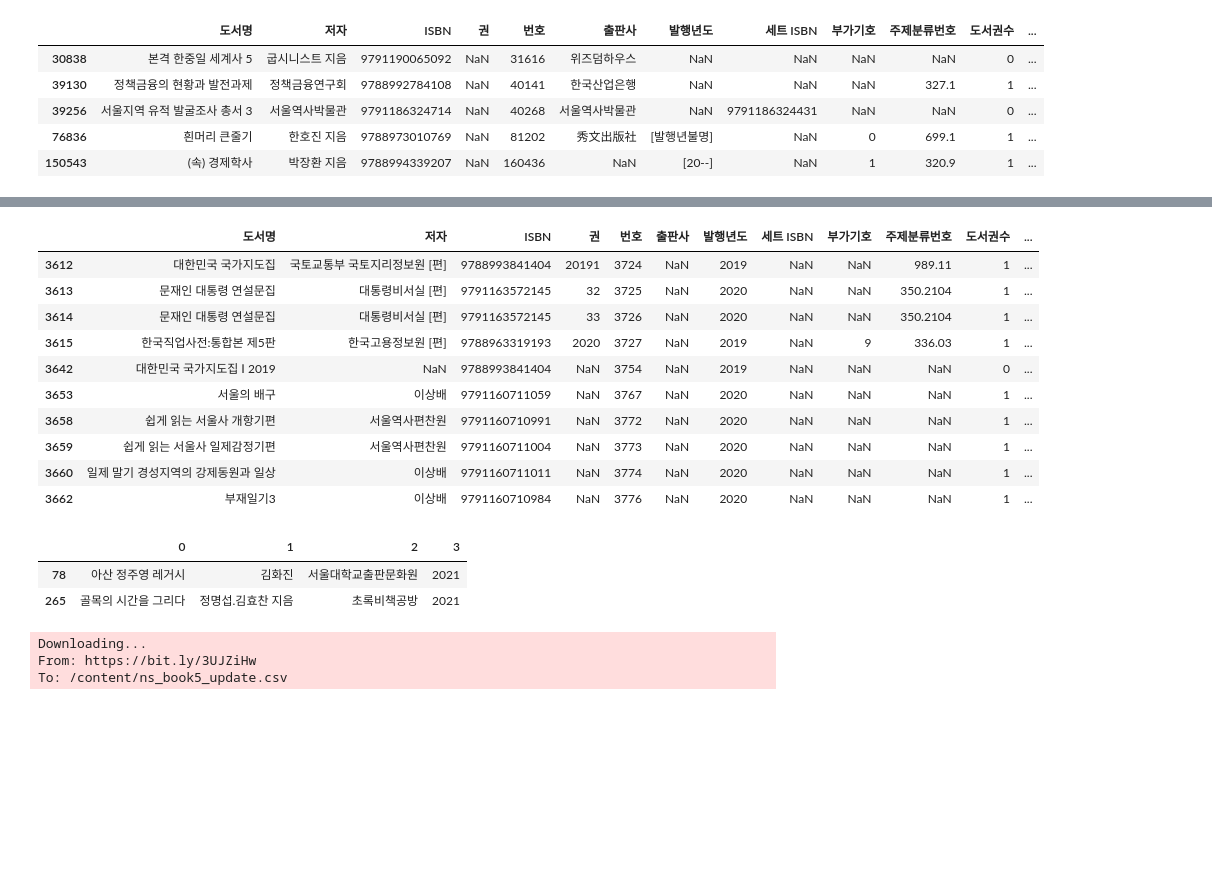
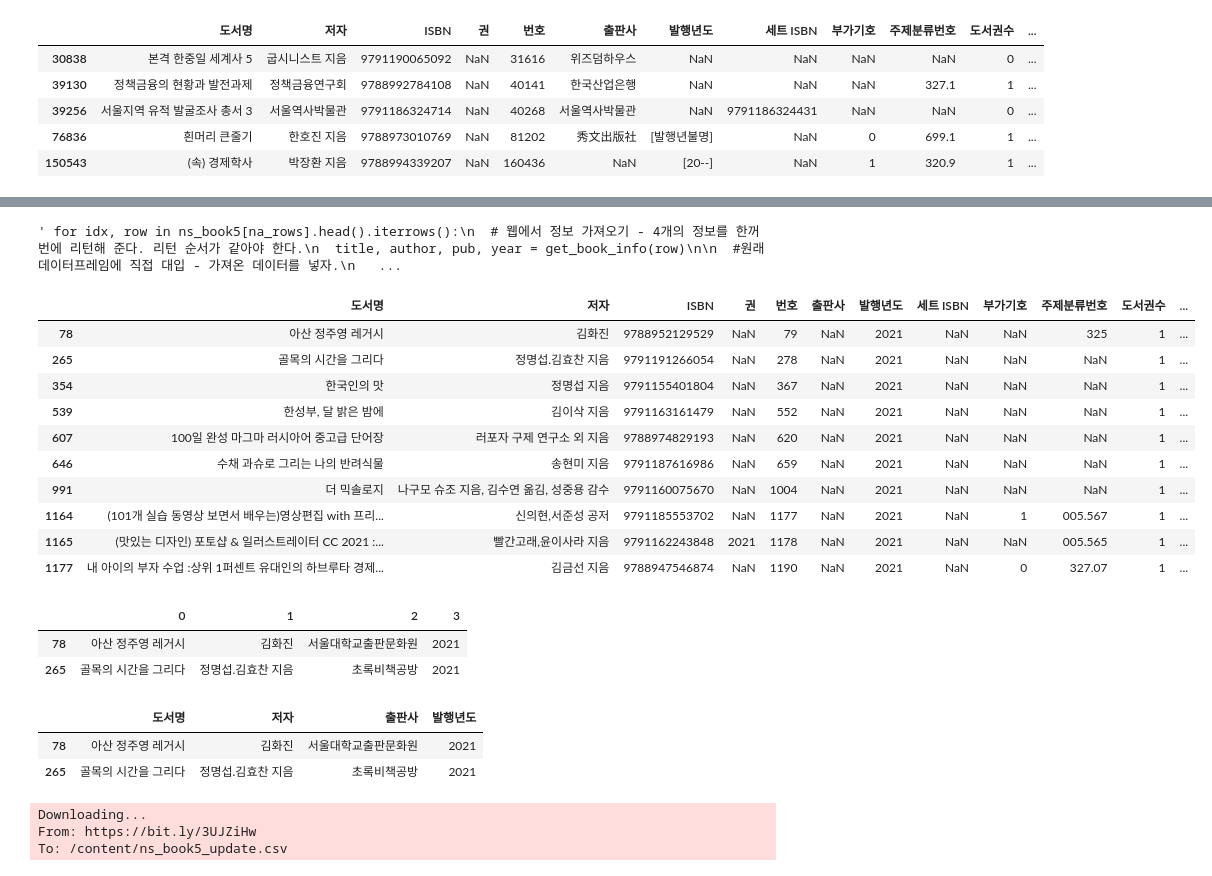
Before and after one commit to KIJOONG1127/data_anal, a Jupyter notebook: ch03_reg.ipynb, the cells around one changed output, grey strips where cells are left out. Drawn from its saved outputs; the diff is of its cells as text; code cells hidden in the pictures; blank space fills up the shorter version.

```diff
--- a/ch03_reg.ipynb
+++ b/ch03_reg.ipynb
@@ -268,8 +263,8 @@ def get_book_info(row):
   return title, author, pub, year
 # %%
 # 데이터가 비어 있는 줄을 대상은 위에 5개만 처리 -iterrows() :idx, row를 꺼낸다.
-"""
-for idx, row in ns_book5[na_rows].head().iterrows():
+
+""" for idx, row in ns_book5[na_rows].head().iterrows():
   # 웹에서 정보 가져오기 - 4개의 정보를 한꺼번에 리턴해 준다. 리턴 순서가 같아야 한다.
   title, author, pub, year = get_book_info(row)
 
@@ -279,21 +274,23 @@ for idx, row in ns_book5[na_rows].head().iterrows():
   ns_book5.loc[idx, "출판사"] = pub
   ns_book5.loc[idx, "발행년도"] = year
 """
+# %% [output]
+' for idx, row in ns_book5[na_rows].head().iterrows():\n  # 웹에서 정보 가져오기 - 4개의 정보를 한꺼번에 리턴해 준다. 리턴 순서가 같아야 한다.\n  title, author, pub, year = get_book_info(row)\n\n  #원래 데이터프레임에 직접 대입 - 가져온 데이터를 넣자.\n   ...
 # %%
 # 바꿔진 데이터 확인 - yes24에 없는 도서는 데이터가 비어 있다.
-# ns_book5[na_rows].head(10)
+ns_book5[na_rows].head(10)
 # %% [output]
 |  | 도서명 | 저자 | ISBN | 권 | 번호 | 출판사 | 발행년도 | 세트 ISBN | 부가기호 | 주제분류번호 | 도서권수 | ... |
-| 3612 | 대한민국 국가지도집 | 국토교통부 국토지리정보원 [편] | 9788993841404 | 20191 | 3724 | NaN | 2019 | NaN | NaN | 989.11 | 1 | ... |
-| 3613 | 문재인 대통령 연설문집 | 대통령비서실 [편] | 9791163572145 | 32 | 3725 | NaN | 2020 | NaN | NaN | 350.2104 | 1 | ... |
-| 3614 | 문재인 대통령 연설문집 | 대통령비서실 [편] | 9791163572145 | 33 | 3726 | NaN | 2020 | NaN | NaN | 350.2104 | 1 | ... |
-| 3615 | 한국직업사전:통합본 제5판 | 한국고용정보원 [편] | 9788963319193 | 2020 | 3727 | NaN | 2019 | NaN | 9 | 336.03 | 1 | ... |
-| 3642 | 대한민국 국가지도집 Ⅰ 2019 | NaN | 9788993841404 | NaN | 3754 | NaN | 2019 | NaN | NaN | NaN | 0 | ... |
-| 3653 | 서울의 배구 | 이상배 | 9791160711059 | NaN | 3767 | NaN | 2020 | NaN | NaN | NaN | 1 | ... |
-| 3658 | 쉽게 읽는 서울사 개항기편 | 서울역사편찬원 | 9791160710991 | NaN | 3772 | NaN | 2020 | NaN | NaN | NaN | 1 | ... |
-| 3659 | 쉽게 읽는 서울사 일제감정기편 | 서울역사편찬원 | 9791160711004 | NaN | 3773 | NaN | 2020 | NaN | NaN | NaN | 1 | ... |
-| 3660 | 일제 말기 경성지역의 강제동원과 일상 | 이상배 | 9791160711011 | NaN | 3774 | NaN | 2020 | NaN | NaN | NaN | 1 | ... |
-| 3662 | 부재일기3 | 이상배 | 9791160710984 | NaN | 3776 | NaN | 2020 | NaN | NaN | NaN | 1 | ... |
+| 78 | 아산 정주영 레거시 | 김화진 | 9788952129529 | NaN | 79 | NaN | 2021 | NaN | NaN | 325 | 1 | ... |
+| 265 | 골목의 시간을 그리다 | 정명섭.김효찬 지음 | 9791191266054 | NaN | 278 | NaN | 2021 | NaN | NaN | NaN | 1 | ... |
+| 354 | 한국인의 맛 | 정명섭 지음 | 9791155401804 | NaN | 367 | NaN | 2021 | NaN | NaN | NaN | 1 | ... |
+| 539 | 한성부, 달 밝은 밤에 | 김이삭 지음 | 9791163161479 | NaN | 552 | NaN | 2021 | NaN | NaN | NaN | 1 | ... |
+| 607 | 100일 완성 마그마 러시아어 중고급 단어장 | 러포자 구제 연구소 외 지음 | 9788974829193 | NaN | 620 | NaN | 2021 | NaN | NaN | NaN | 1 | ... |
+| 646 | 수채 과슈로 그리는 나의 반려식물 | 송현미 지음 | 9791187616986 | NaN | 659 | NaN | 2021 | NaN | NaN | NaN | 1 | ... |
+| 991 | 더 믹솔로지 | 나구모 슈조 지음, 김수연 옮김, 성중용 감수 | 9791160075670 | NaN | 1004 | NaN | 2021 | NaN | NaN | NaN | 1 | ... |
+| 1164 | (101개 실습 동영상 보면서 배우는)영상편집 with 프리... | 신의현,서준성 공저 | 9791185553702 | NaN | 1177 | NaN | 2021 | NaN | 1 | 005.567 | 1 | ... |
+| 1165 | (맛있는 디자인) 포토샵 & 일러스트레이터 CC 2021 :... | 빨간고래,윤이사라 지음 | 9791162243848 | 2021 | 1178 | NaN | 2021 | NaN | NaN | 005.565 | 1 | ... |
+| 1177 | 내 아이의 부자 수업 :상위 1퍼센트 유대인의 하브루타 경제... | 김금선 지음 | 9788947546874 | NaN | 1190 | NaN | 2021 | NaN | 0 | 327.07 | 1 | ... |
 # %%
 # 원래 수정해야할 개수는 많다. 시간이 오래 걸리고 로봇으로 인지되어 실행되지 않을 수도 있다.
 # 그래서 2개의 데이터만 처리
@@ -309 +304,9 @@ updated_sample
+# %%
+# 열 이름이 있어야 한다. - 열이름 붙이기를 한다.
+updated_sample.columns = ["도서명", "저자", "출판사", "발행년도"]
+updated_sample
+# %% [output]
+|  | 도서명 | 저자 | 출판사 | 발행년도 |
+| 78 | 아산 정주영 레거시 | 김화진 | 서울대학교출판문화원 | 2021 |
+| 265 | 골목의 시간을 그리다 | 정명섭.김효찬 지음 | 초록비책공방 | 2021 |
 # %%
```
Also changed, not shown: parts of 11 cells of this notebook.
